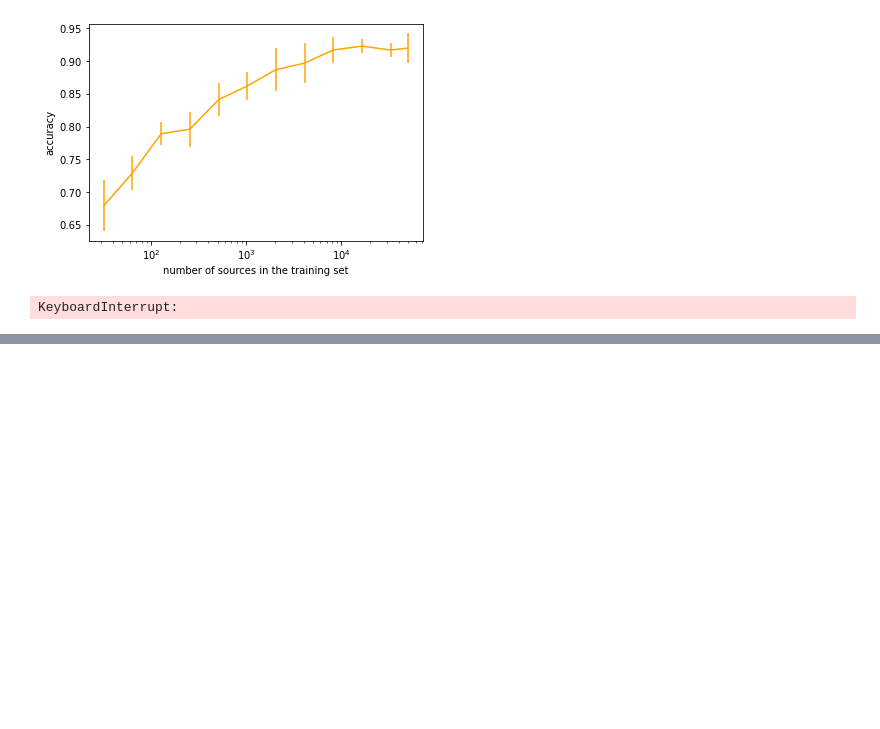
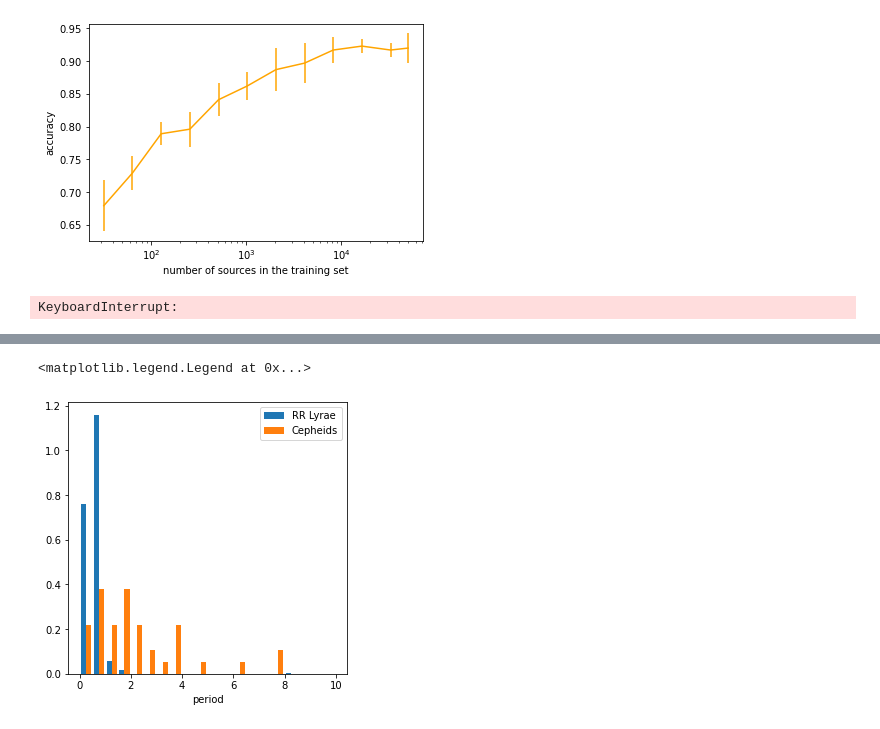
Before and after one commit to guille-c/ALeRCE_ML_DL, a Jupyter notebook: ALeRCE_ML_DL.ipynb, the cells around one changed output, grey strips where cells are left out. Cells and saved outputs as stored; diff of their text form; code cells hidden in the pictures; blank space fills up the shorter version.

```diff
--- a/ALeRCE_ML_DL.ipynb
+++ b/ALeRCE_ML_DL.ipynb
@@ -677,0 +877,3 @@ plot_confusion_matrix(cnf_matrix, classes=class_names, normalize=True,
+# %%
+df_unlab_certain = df_unlab_feat[df_unlab_feat['predict_pbb'] >= 0.314]
+df_unlab_certain['predict'].value_counts()
@@ -677,0 +909,22 @@ plot_confusion_matrix(cnf_matrix, classes=class_names, normalize=True,
+# %%
+cep_un = df_unlab_certain[df_unlab_certain['predict'] == "CEP"]
+rrl_un = df_unlab_certain[df_unlab_certain['predict'] == "RRL"]
+lpv_un = df_unlab_certain[df_unlab_certain['predict'] == "LPV"]
+yso_un = df_unlab_certain[df_unlab_certain['predict'] == "YSO"]
+qso_un = df_unlab_certain[df_unlab_certain['predict'] == "QSO"]
+agn_un = df_unlab_certain[df_unlab_certain['predict'] == "AGN"]
+blz_un = df_unlab_certain[df_unlab_certain['predict'] == "Blazar"]
+SNe_un = df_unlab_certain[(df_unlab_certain['predict'] == "SNIa") |
+                    (df_unlab_certain['predict'] == "SNII") |
+                    (df_unlab_certain['predict'] == "SNIbc") |
+                    (df_unlab_certain['predict'] == "SLSN")]
+# %%
+plt.figure(figsize = (5, 5))
+plt.hist ((rrl_un['Multiband_period12'], cep_un['Multiband_period12']),
+          label = ("RR Lyrae", "Cepheids"), bins = 20, range=(0, 10),
+          density = True)
+plt.xlabel ("period")
+plt.legend()
+# %% [output]
+<matplotlib.legend.Legend at 0x...>
+[figure, added]
```
Also changed, not shown: parts of 61 cells of this notebook.
